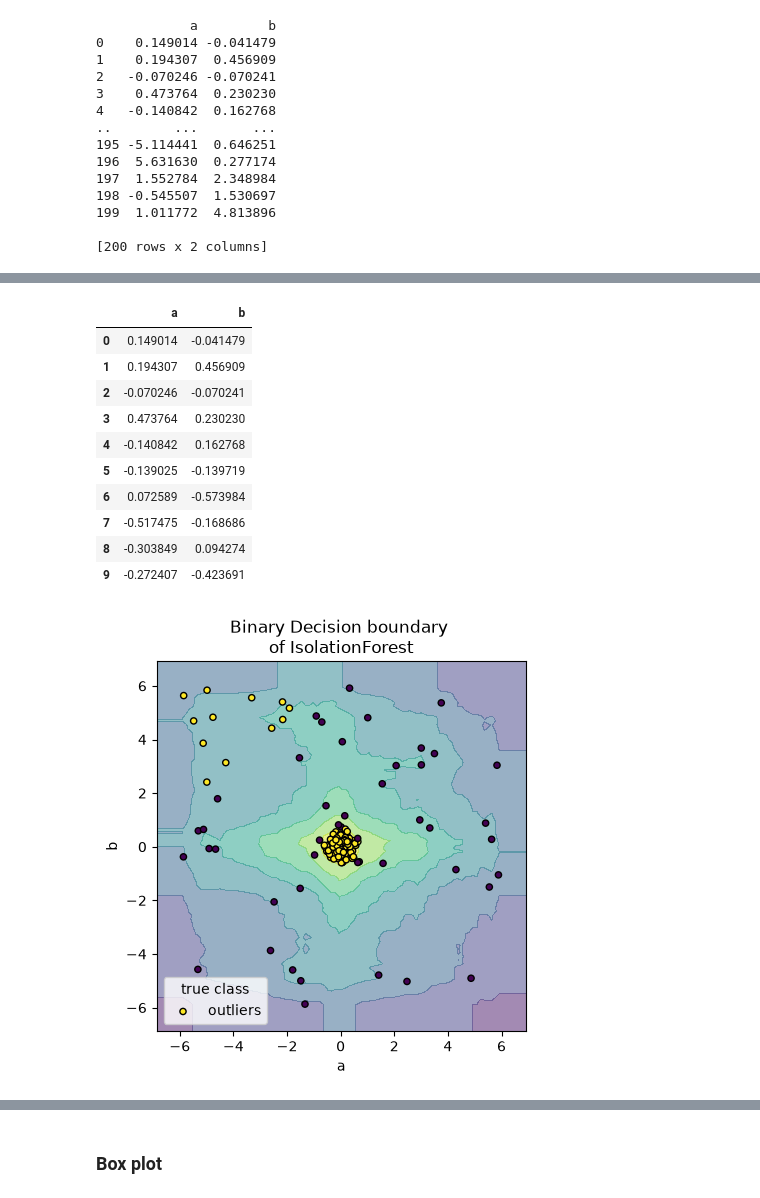
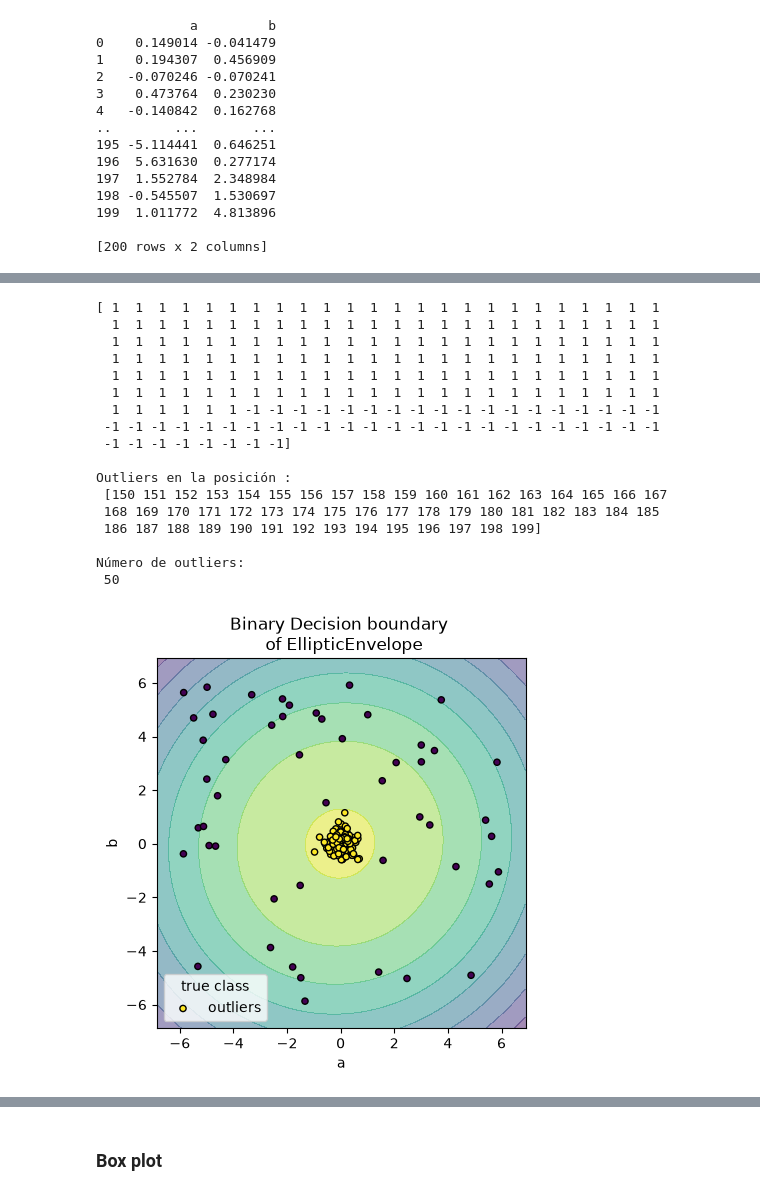
Before and after one commit to MerakiDevJP/machine2_23092026nocturno, a Jupyter notebook: 3. Outliers.ipynb, the cells around one changed output, grey strips where cells are left out. Cells and saved outputs as stored; diff of their text form; code cells hidden in the pictures.

```diff
--- a/3. Outliers.ipynb
+++ b/3. Outliers.ipynb
@@ -123,34 +110,41 @@ Número de outliers:
-# %%
-df.head(10)
-# %% [output]
-|  | a | b |
-| 0 | 0.149014 | -0.041479 |
-| 1 | 0.194307 | 0.456909 |
-| 2 | -0.070246 | -0.070241 |
-| 3 | 0.473764 | 0.230230 |
-| 4 | -0.140842 | 0.162768 |
-| 5 | -0.139025 | -0.139719 |
-| 6 | 0.072589 | -0.573984 |
-| 7 | -0.517475 | -0.168686 |
-| 8 | -0.303849 | 0.094274 |
-| 9 | -0.272407 | -0.423691 |
-# %%
-import matplotlib.pyplot as plt
-from sklearn.inspection import DecisionBoundaryDisplay
-
-disp = DecisionBoundaryDisplay.from_estimator(
-IF,
-df,
-response_method = "decision_function",
-alpha=0.5,
-)
-disp.ax_.scatter(df.a,df.b,c=df_outliers,s=20,edgecolor="k")
-disp.ax_.set_title("Binary Decision boundary \nof IsolationForest")
-plt.axis("square")
-plt.legend(labels=["outliers","inliers"], title="true class")
-plt.show()
-# %% [output]
-[figure, removed]
+# %%
+EE = EllipticEnvelope(support_fraction=None, contamination=0.25,random_state=42)
+df_outliers, pos_outliers = find_outliers(df, EE)
+
+
+# Generamos la visualización de la frontera de decisión para EllipticEnvelope
+disp = DecisionBoundaryDisplay.from_estimator(
+    EE,
+    df,
+    response_method="decision_function",
+    alpha=0.5,
+)
+
+# Dibujamos los puntos del DataFrame sobre la gráfica
+disp.ax_.scatter(df.a, df.b, c=df_outliers, s=20, edgecolor="k")
+disp.ax_.set_title("Binary Decision boundary \n of EllipticEnvelope")
+plt.axis("square")
+plt.legend(labels=["outliers", "inliers"], title="true class")
+plt.show()
+# %% [output]
+[ 1  1  1  1  1  1  1  1  1  1  1  1  1  1  1  1  1  1  1  1  1  1  1  1
+  1  1  1  1  1  1  1  1  1  1  1  1  1  1  1  1  1  1  1  1  1  1  1  1
+  1  1  1  1  1  1  1  1  1  1  1  1  1  1  1  1  1  1  1  1  1  1  1  1
+  1  1  1  1  1  1  1  1  1  1  1  1  1  1  1  1  1  1  1  1  1  1  1  1
+  1  1  1  1  1  1  1  1  1  1  1  1  1  1  1  1  1  1  1  1  1  1  1  1
+  1  1  1  1  1  1  1  1  1  1  1  1  1  1  1  1  1  1  1  1  1  1  1  1
+  1  1  1  1  1  1 -1 -1 -1 -1 -1 -1 -1 -1 -1 -1 -1 -1 -1 -1 -1 -1 -1 -1
+ -1 -1 -1 -1 -1 -1 -1 -1 -1 -1 -1 -1 -1 -1 -1 -1 -1 -1 -1 -1 -1 -1 -1 -1
+ -1 -1 -1 -1 -1 -1 -1 -1]
+
+Outliers en la posición :
+ [150 151 152 153 154 155 156 157 158 159 160 161 162 163 164 165 166 167
+ 168 169 170 171 172 173 174 175 176 177 178 179 180 181 182 183 184 185
+ 186 187 188 189 190 191 192 193 194 195 196 197 198 199]
+
+Número de outliers:
+ 50
+[figure, added]
 # %%
 # Eliminamos los outliers
 new_df = df[df_outliers==1]
```
Also changed, not shown: parts of 29 cells of this notebook.
